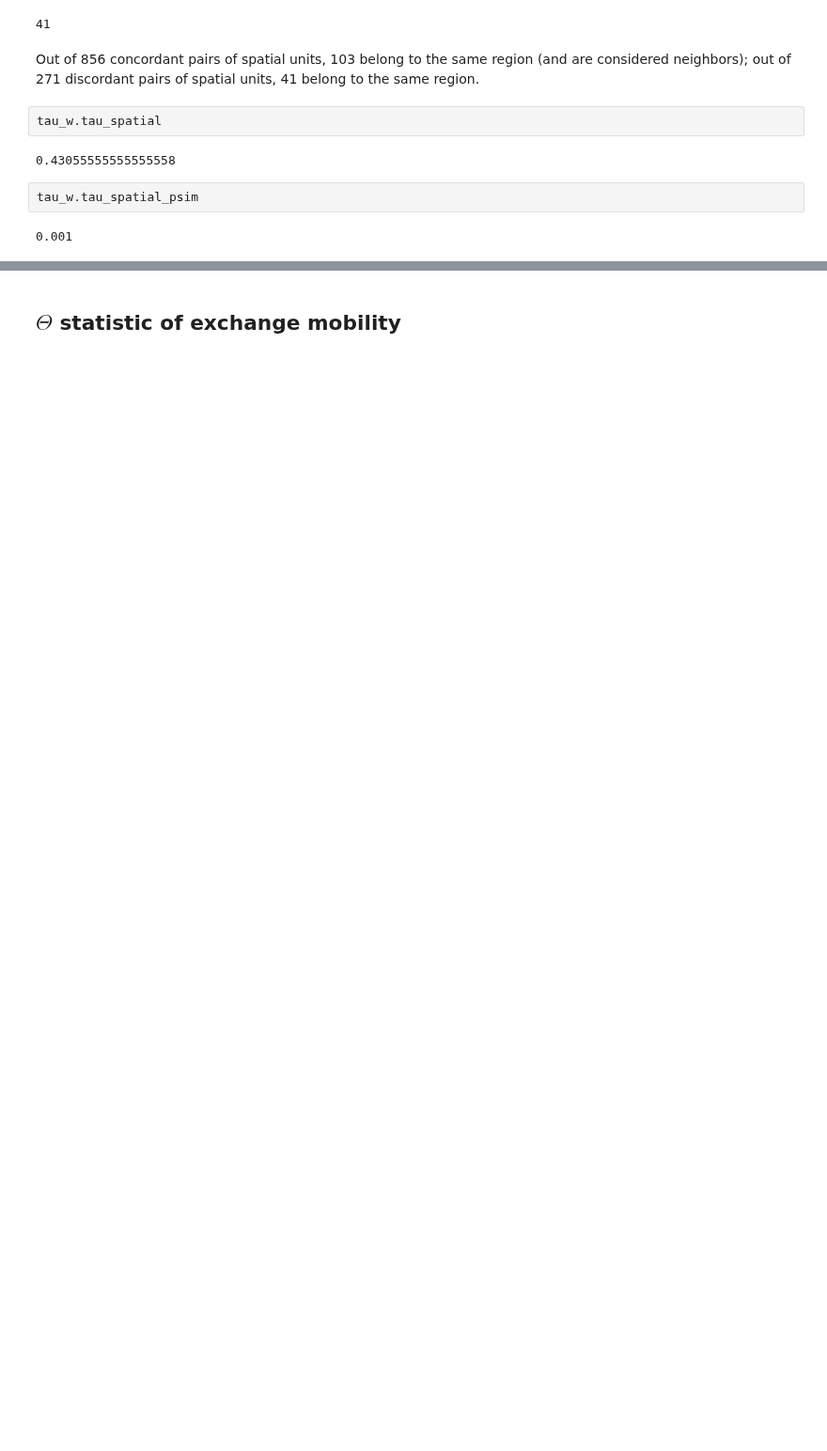
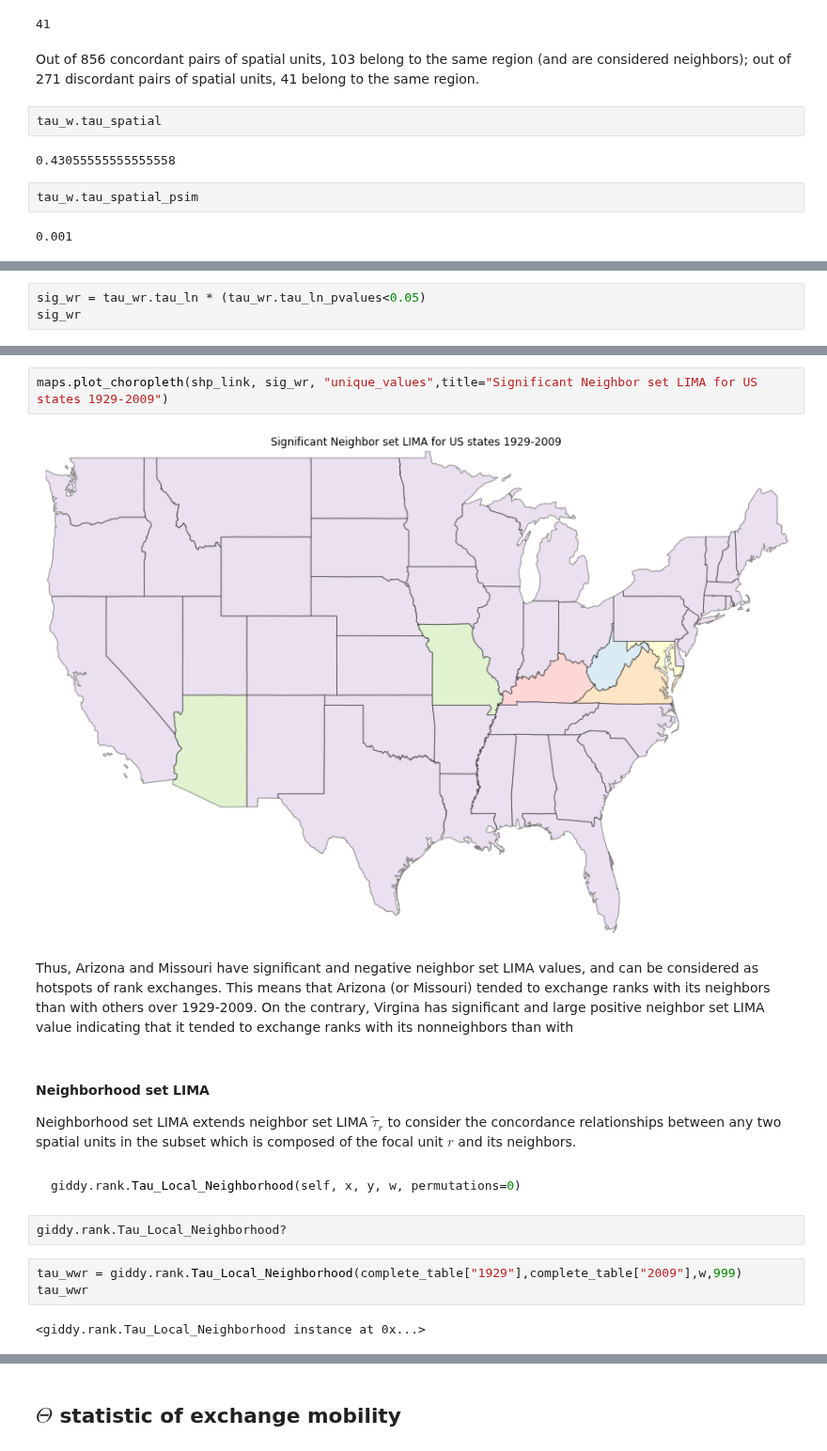
Before and after one commit to pysal/giddy, a Jupyter notebook: notebooks/Rank based Methods.ipynb, the cells around one changed output, grey strips where cells are left out. Shown at 94% size. Saved outputs shown, nothing was run; the diff lists cells and outputs as text; blank space fills up the shorter version.

````diff
--- a/notebooks/Rank based Methods.ipynb
+++ b/notebooks/Rank based Methods.ipynb
@@ -229,0 +403,3 @@ The estimate of spatial Kendall's $\tau$ is 0.431 and its p-value is 0.001 which
+# %%
+sig_wr = tau_wr.tau_ln * (tau_wr.tau_ln_pvalues<0.05)
+sig_wr
@@ -229,0 +417,21 @@ The estimate of spatial Kendall's $\tau$ is 0.431 and its p-value is 0.001 which
+# %%
+maps.plot_choropleth(shp_link, sig_wr, "unique_values",title="Significant Neighbor set LIMA for US states 1929-2009")
+# %% [output]
+[figure, added]
+# %% [markdown]
+Thus, Arizona and Missouri have significant and negative neighbor set LIMA values, and can be considered as hotspots of rank exchanges. This means that Arizona (or Missouri) tended to exchange ranks with its neighbors than with others over 1929-2009. On the contrary, Virgina has significant and large positive neighbor set LIMA value indicating that it tended to exchange ranks with its nonneighbors than with
+# %% [markdown]
+#### Neighborhood set LIMA
+
+Neighborhood set LIMA extends neighbor set LIMA $\tilde{\tau}_{r}$ to consider the concordance relationships between any two spatial units in the subset which is composed of the focal unit $r$ and its neighbors.
+# %% [markdown]
+```python
+giddy.rank.Tau_Local_Neighborhood(self, x, y, w, permutations=0)
+```
+# %%
+giddy.rank.Tau_Local_Neighborhood?
+# %%
+tau_wwr = giddy.rank.Tau_Local_Neighborhood(complete_table["1929"],complete_table["2009"],w,999)
+tau_wwr
+# %% [output]
+<giddy.rank.Tau_Local_Neighborhood instance at 0x...>
````
Also changed, not shown: parts of 46 cells of this notebook, 3 other files.
